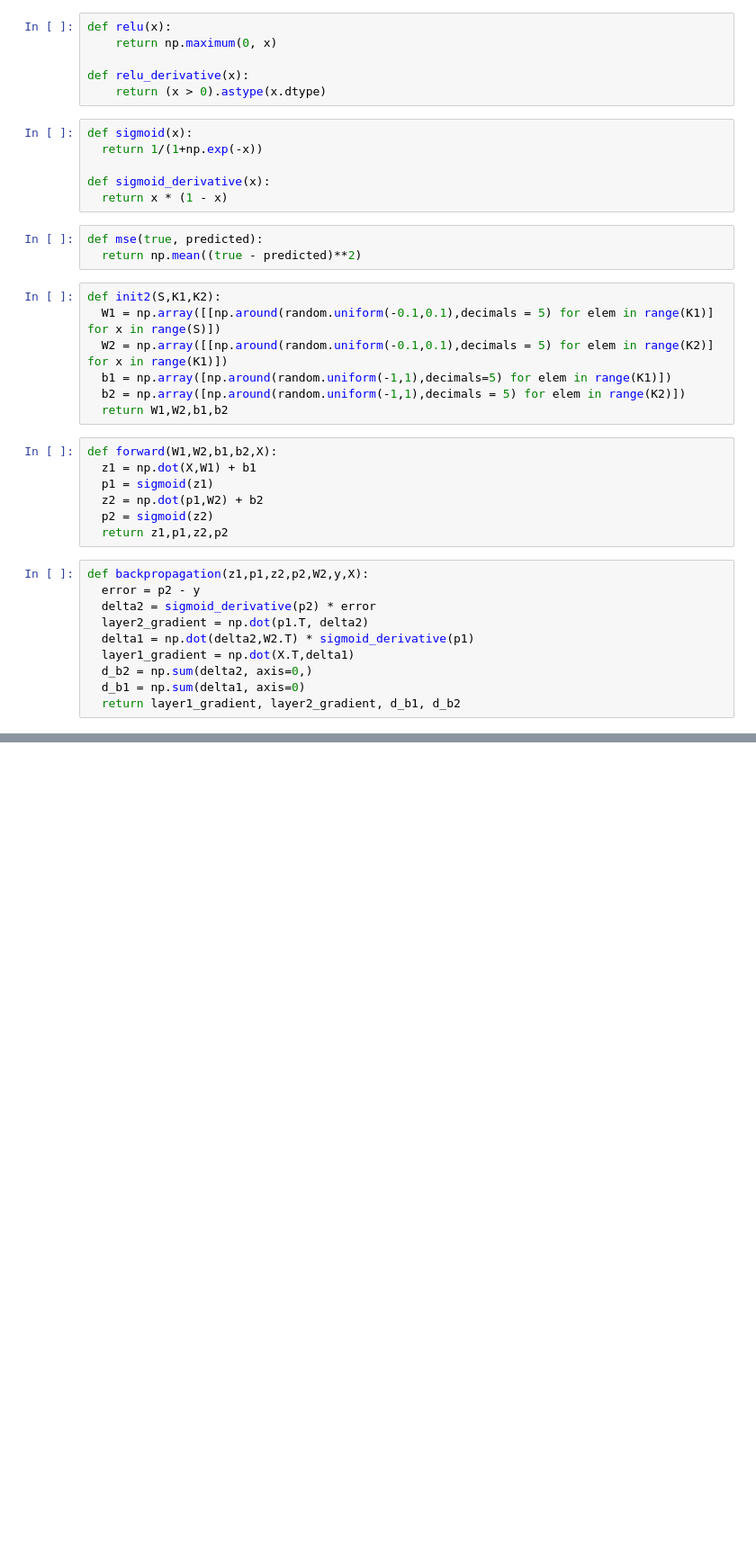
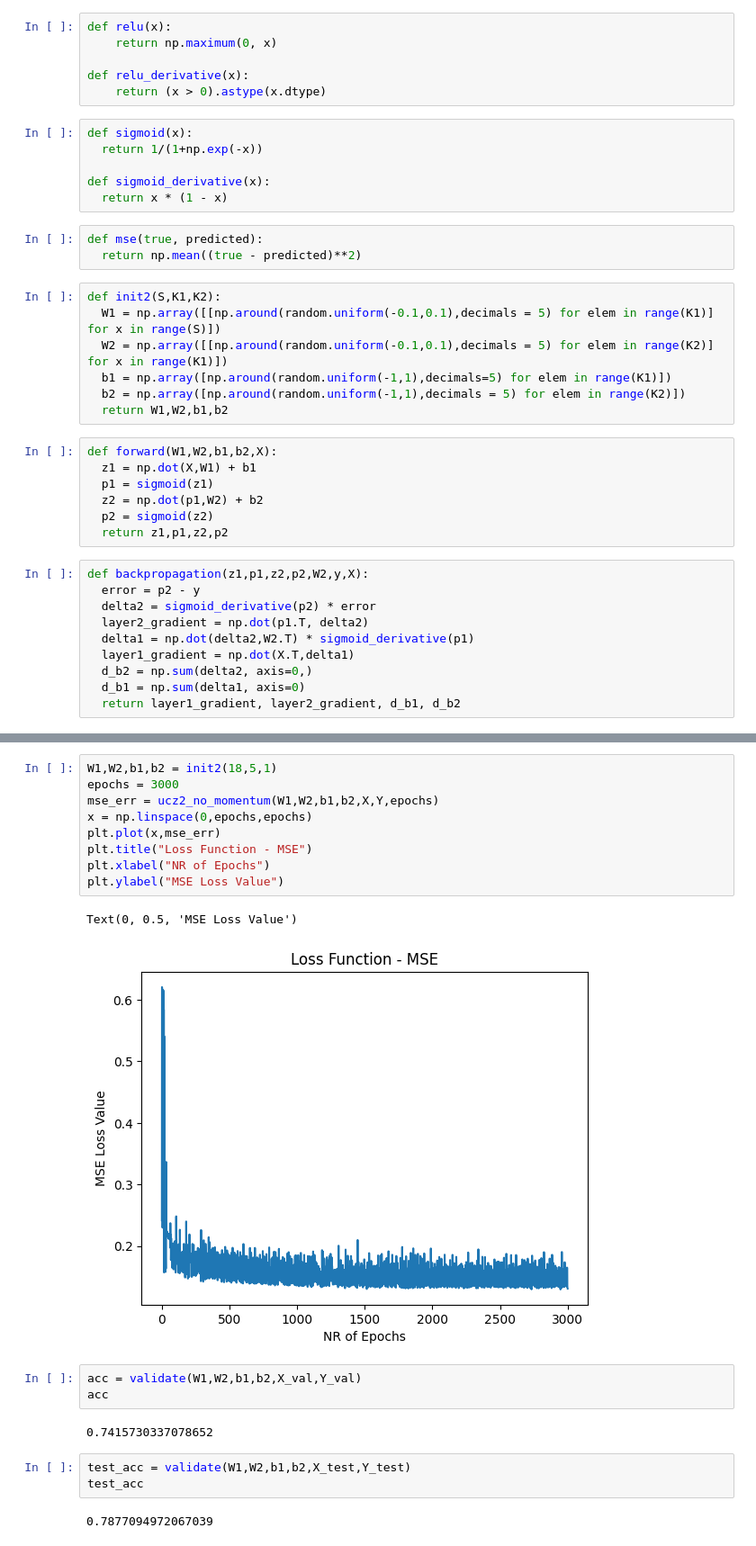
Before and after one commit to jkusnierz01/TwoLayerMLP, a Jupyter notebook: TwolayerMLPv2.ipynb, the cells around one changed output, grey strips where cells are left out. Shown at 90% size. Cells and saved outputs as stored; diff of their text form; blank space fills up the shorter version.

```diff
--- a/TwolayerMLPv2.ipynb
+++ b/TwolayerMLPv2.ipynb
@@ -135,0 +168,22 @@ accuracy
+# %%
+W1,W2,b1,b2 = init2(18,5,1)
+epochs = 3000
+mse_err = ucz2_no_momentum(W1,W2,b1,b2,X,Y,epochs)
+x = np.linspace(0,epochs,epochs)
+plt.plot(x,mse_err)
+plt.title("Loss Function - MSE")
+plt.xlabel("NR of Epochs")
+plt.ylabel("MSE Loss Value")
+# %% [output]
+Text(0, 0.5, 'MSE Loss Value')
+[figure, added]
+# %%
+acc = validate(W1,W2,b1,b2,X_val,Y_val)
+acc
+# %% [output]
+0.7415730337078652
+# %%
+test_acc = validate(W1,W2,b1,b2,X_test,Y_test)
+test_acc
+# %% [output]
+0.7877094972067039
```
Also changed, not shown: parts of 18 cells of this notebook, 9 other files.
